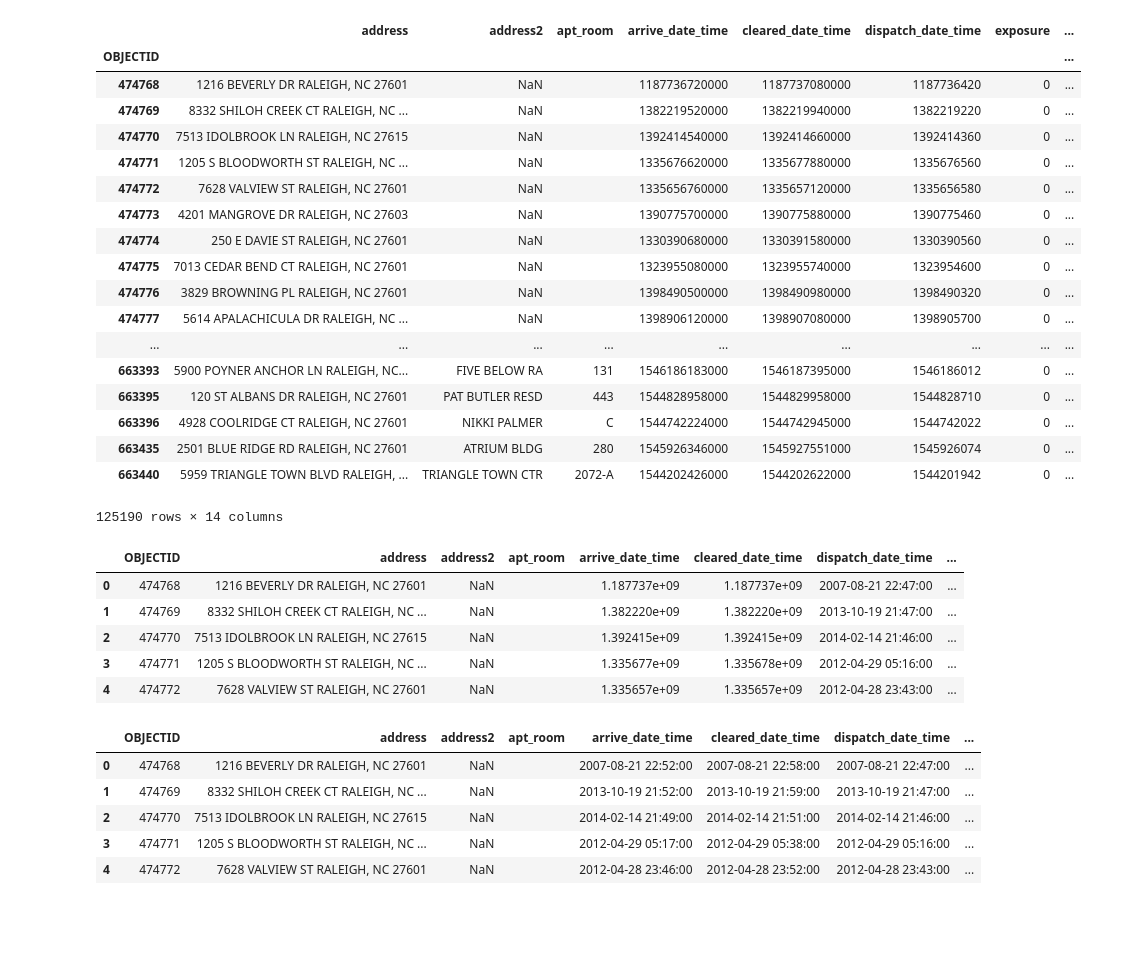
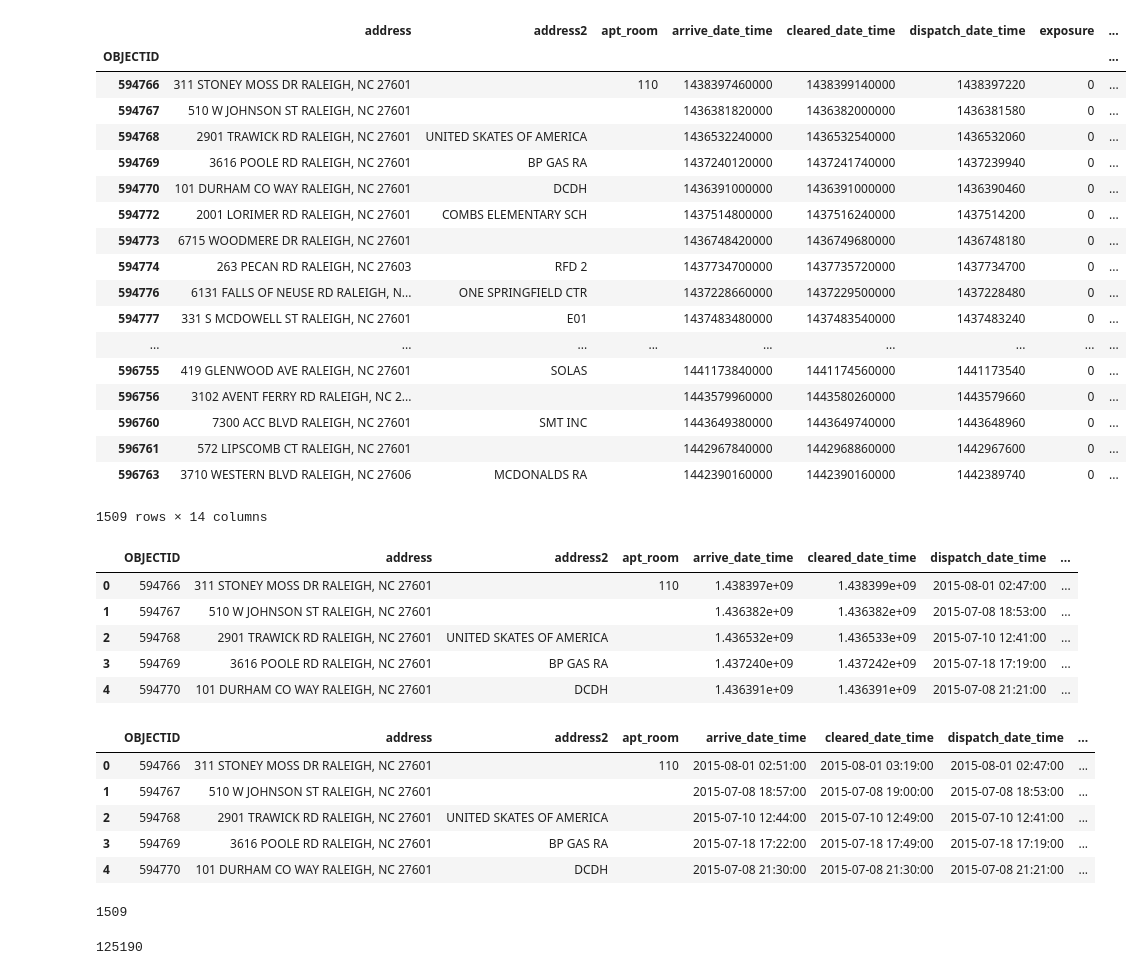
Before and after one commit to xjarodx/Project_1_Group_7, a Jupyter notebook: FireData_csv.ipynb, the cells around one changed output. Saved outputs shown, nothing was run; the diff lists cells and outputs as text; code cells hidden in the pictures; blank space fills up the shorter version.

Commit message:
merged missing data in, started plotting

```diff
--- a/FireData_csv.ipynb
+++ b/FireData_csv.ipynb
@@ -6,32 +6,32 @@ from datetime import date
 import seaborn as sbn
 from scipy import stats
 # %%
-firefile = './output/cleaned_fire_data.csv'
+firefile = './output/extra_cleaned_fire_data.csv'
 df = pd.read_csv(firefile, parse_dates=True, infer_datetime_format=True,skip_blank_lines=True, encoding='UTF-8')
 df.dtypes
 
 df.drop('GlobalID',axis = 1, inplace = True)
 df.set_index('OBJECTID')
 # %% [output]
 |  | address | address2 | apt_room | arrive_date_time | cleared_date_time | dispatch_date_time | exposure | ... |
 | OBJECTID |  |  |  |  |  |  |  | ... |
-| 474768 | 1216 BEVERLY DR RALEIGH, NC 27601 | NaN |  | 1187736720000 | 1187737080000 | 1187736420 | 0 | ... |
-| 474769 | 8332 SHILOH CREEK CT RALEIGH, NC ... | NaN |  | 1382219520000 | 1382219940000 | 1382219220 | 0 | ... |
-| 474770 | 7513 IDOLBROOK LN RALEIGH, NC 27615 | NaN |  | 1392414540000 | 1392414660000 | 1392414360 | 0 | ... |
-| 474771 | 1205 S BLOODWORTH ST RALEIGH, NC ... | NaN |  | 1335676620000 | 1335677880000 | 1335676560 | 0 | ... |
-| 474772 | 7628 VALVIEW ST RALEIGH, NC 27601 | NaN |  | 1335656760000 | 1335657120000 | 1335656580 | 0 | ... |
-| 474773 | 4201 MANGROVE DR RALEIGH, NC 27603 | NaN |  | 1390775700000 | 1390775880000 | 1390775460 | 0 | ... |
-| 474774 | 250 E DAVIE ST RALEIGH, NC 27601 | NaN |  | 1330390680000 | 1330391580000 | 1330390560 | 0 | ... |
-| 474775 | 7013 CEDAR BEND CT RALEIGH, NC 27601 | NaN |  | 1323955080000 | 1323955740000 | 1323954600 | 0 | ... |
-| 474776 | 3829 BROWNING PL RALEIGH, NC 27601 | NaN |  | 1398490500000 | 1398490980000 | 1398490320 | 0 | ... |
-| 474777 | 5614 APALACHICULA DR RALEIGH, NC ... | NaN |  | 1398906120000 | 1398907080000 | 1398905700 | 0 | ... |
+| 594766 | 311 STONEY MOSS DR RALEIGH, NC 27601 |  | 110 | 1438397460000 | 1438399140000 | 1438397220 | 0 | ... |
+| 594767 | 510 W JOHNSON ST RALEIGH, NC 27601 |  |  | 1436381820000 | 1436382000000 | 1436381580 | 0 | ... |
+| 594768 | 2901 TRAWICK RD RALEIGH, NC 27601 | UNITED SKATES OF AMERICA |  | 1436532240000 | 1436532540000 | 1436532060 | 0 | ... |
+| 594769 | 3616 POOLE RD RALEIGH, NC 27601 | BP GAS RA |  | 1437240120000 | 1437241740000 | 1437239940 | 0 | ... |
+| 594770 | 101 DURHAM CO WAY RALEIGH, NC 27601 | DCDH |  | 1436391000000 | 1436391000000 | 1436390460 | 0 | ... |
+| 594772 | 2001 LORIMER RD RALEIGH, NC 27601 | COMBS ELEMENTARY SCH |  | 1437514800000 | 1437516240000 | 1437514200 | 0 | ... |
+| 594773 | 6715 WOODMERE DR RALEIGH, NC 27601 |  |  | 1436748420000 | 1436749680000 | 1436748180 | 0 | ... |
+| 594774 | 263 PECAN RD RALEIGH, NC 27603 | RFD 2 |  | 1437734700000 | 1437735720000 | 1437734700 | 0 | ... |
+| 594776 | 6131 FALLS OF NEUSE RD RALEIGH, N... | ONE SPRINGFIELD CTR |  | 1437228660000 | 1437229500000 | 1437228480 | 0 | ... |
+| 594777 | 331 S MCDOWELL ST RALEIGH, NC 27601 | E01 |  | 1437483480000 | 1437483540000 | 1437483240 | 0 | ... |
 | ... | ... | ... | ... | ... | ... | ... | ... | ... |
-| 663393 | 5900 POYNER ANCHOR LN RALEIGH, NC... | FIVE BELOW RA | 131 | 1546186183000 | 1546187395000 | 1546186012 | 0 | ... |
-| 663395 | 120 ST ALBANS DR RALEIGH, NC 27601 | PAT BUTLER RESD | 443 | 1544828958000 | 1544829958000 | 1544828710 | 0 | ... |
-| 663396 | 4928 COOLRIDGE CT RALEIGH, NC 27601 | NIKKI PALMER | C | 1544742224000 | 1544742945000 | 1544742022 | 0 | ... |
-| 663435 | 2501 BLUE RIDGE RD RALEIGH, NC 27601 | ATRIUM BLDG | 280 | 1545926346000 | 1545927551000 | 1545926074 | 0 | ... |
-| 663440 | 5959 TRIANGLE TOWN BLVD RALEIGH, ... | TRIANGLE TOWN CTR | 2072-A | 1544202426000 | 1544202622000 | 1544201942 | 0 | ... |
+| 596755 | 419 GLENWOOD AVE RALEIGH, NC 27601 | SOLAS |  | 1441173840000 | 1441174560000 | 1441173540 | 0 | ... |
+| 596756 | 3102 AVENT FERRY RD RALEIGH, NC 2... |  |  | 1443579960000 | 1443580260000 | 1443579660 | 0 | ... |
+| 596760 | 7300 ACC BLVD RALEIGH, NC 27601 | SMT INC |  | 1443649380000 | 1443649740000 | 1443648960 | 0 | ... |
+| 596761 | 572 LIPSCOMB CT RALEIGH, NC 27601 |  |  | 1442967840000 | 1442968860000 | 1442967600 | 0 | ... |
+| 596763 | 3710 WESTERN BLVD RALEIGH, NC 27606 | MCDONALDS RA |  | 1442390160000 | 1442390160000 | 1442389740 | 0 | ... |
-125190 rows × 14 columns
+1509 rows × 14 columns
 # %%
 df['dispatch_date_time'] = pd.to_datetime(df['dispatch_date_time'], unit = 's')
 # %%
@@ -41,11 +41,11 @@ df['cleared_date_time'] = df['cleared_date_time']/1000
 df.head()
 # %% [output]
 |  | OBJECTID | address | address2 | apt_room | arrive_date_time | cleared_date_time | dispatch_date_time | ... |
-| 0 | 474768 | 1216 BEVERLY DR RALEIGH, NC 27601 | NaN |  | 1.187737e+09 | 1.187737e+09 | 2007-08-21 22:47:00 | ... |
-| 1 | 474769 | 8332 SHILOH CREEK CT RALEIGH, NC ... | NaN |  | 1.382220e+09 | 1.382220e+09 | 2013-10-19 21:47:00 | ... |
-| 2 | 474770 | 7513 IDOLBROOK LN RALEIGH, NC 27615 | NaN |  | 1.392415e+09 | 1.392415e+09 | 2014-02-14 21:46:00 | ... |
-| 3 | 474771 | 1205 S BLOODWORTH ST RALEIGH, NC ... | NaN |  | 1.335677e+09 | 1.335678e+09 | 2012-04-29 05:16:00 | ... |
-| 4 | 474772 | 7628 VALVIEW ST RALEIGH, NC 27601 | NaN |  | 1.335657e+09 | 1.335657e+09 | 2012-04-28 23:43:00 | ... |
+| 0 | 594766 | 311 STONEY MOSS DR RALEIGH, NC 27601 |  | 110 | 1.438397e+09 | 1.438399e+09 | 2015-08-01 02:47:00 | ... |
+| 1 | 594767 | 510 W JOHNSON ST RALEIGH, NC 27601 |  |  | 1.436382e+09 | 1.436382e+09 | 2015-07-08 18:53:00 | ... |
+| 2 | 594768 | 2901 TRAWICK RD RALEIGH, NC 27601 | UNITED SKATES OF AMERICA |  | 1.436532e+09 | 1.436533e+09 | 2015-07-10 12:41:00 | ... |
+| 3 | 594769 | 3616 POOLE RD RALEIGH, NC 27601 | BP GAS RA |  | 1.437240e+09 | 1.437242e+09 | 2015-07-18 17:19:00 | ... |
+| 4 | 594770 | 101 DURHAM CO WAY RALEIGH, NC 27601 | DCDH |  | 1.436391e+09 | 1.436391e+09 | 2015-07-08 21:21:00 | ... |
 # %%
 df['arrive_date_time'] = pd.to_datetime(df['arrive_date_time'], unit = 's')
 df['cleared_date_time'] = pd.to_datetime(df['cleared_date_time'], unit = 's')
@@ -53,9 +53,9 @@ df['cleared_date_time'] = pd.to_datetime(df['cleared_date_time'], unit = 's')
 df.head()
 # %% [output]
 |  | OBJECTID | address | address2 | apt_room | arrive_date_time | cleared_date_time | dispatch_date_time | ... |
-| 0 | 474768 | 1216 BEVERLY DR RALEIGH, NC 27601 | NaN |  | 2007-08-21 22:52:00 | 2007-08-21 22:58:00 | 2007-08-21 22:47:00 | ... |
-| 1 | 474769 | 8332 SHILOH CREEK CT RALEIGH, NC ... | NaN |  | 2013-10-19 21:52:00 | 2013-10-19 21:59:00 | 2013-10-19 21:47:00 | ... |
-| 2 | 474770 | 7513 IDOLBROOK LN RALEIGH, NC 27615 | NaN |  | 2014-02-14 21:49:00 | 2014-02-14 21:51:00 | 2014-02-14 21:46:00 | ... |
-| 3 | 474771 | 1205 S BLOODWORTH ST RALEIGH, NC ... | NaN |  | 2012-04-29 05:17:00 | 2012-04-29 05:38:00 | 2012-04-29 05:16:00 | ... |
-| 4 | 474772 | 7628 VALVIEW ST RALEIGH, NC 27601 | NaN |  | 2012-04-28 23:46:00 | 2012-04-28 23:52:00 | 2012-04-28 23:43:00 | ... |
+| 0 | 594766 | 311 STONEY MOSS DR RALEIGH, NC 27601 |  | 110 | 2015-08-01 02:51:00 | 2015-08-01 03:19:00 | 2015-08-01 02:47:00 | ... |
+| 1 | 594767 | 510 W JOHNSON ST RALEIGH, NC 27601 |  |  | 2015-07-08 18:57:00 | 2015-07-08 19:00:00 | 2015-07-08 18:53:00 | ... |
+| 2 | 594768 | 2901 TRAWICK RD RALEIGH, NC 27601 | UNITED SKATES OF AMERICA |  | 2015-07-10 12:44:00 | 2015-07-10 12:49:00 | 2015-07-10 12:41:00 | ... |
+| 3 | 594769 | 3616 POOLE RD RALEIGH, NC 27601 | BP GAS RA |  | 2015-07-18 17:22:00 | 2015-07-18 17:49:00 | 2015-07-18 17:19:00 | ... |
+| 4 | 594770 | 101 DURHAM CO WAY RALEIGH, NC 27601 | DCDH |  | 2015-07-08 21:30:00 | 2015-07-08 21:30:00 | 2015-07-08 21:21:00 | ... |
 # %%
@@ -62,0 +63,4 @@ df.to_csv("output/cleaned_formatted_fire_data.csv", index=False, header=True,)
+# %%
+len(df)
+# %% [output]
+1509
@@ -62,0 +70,4 @@ df.to_csv("output/cleaned_formatted_fire_data.csv", index=False, header=True,)
+# %%
+len(df2)
+# %% [output]
+125190
```
Also changed, not shown: parts of 5 cells of this notebook, 6 other files.
